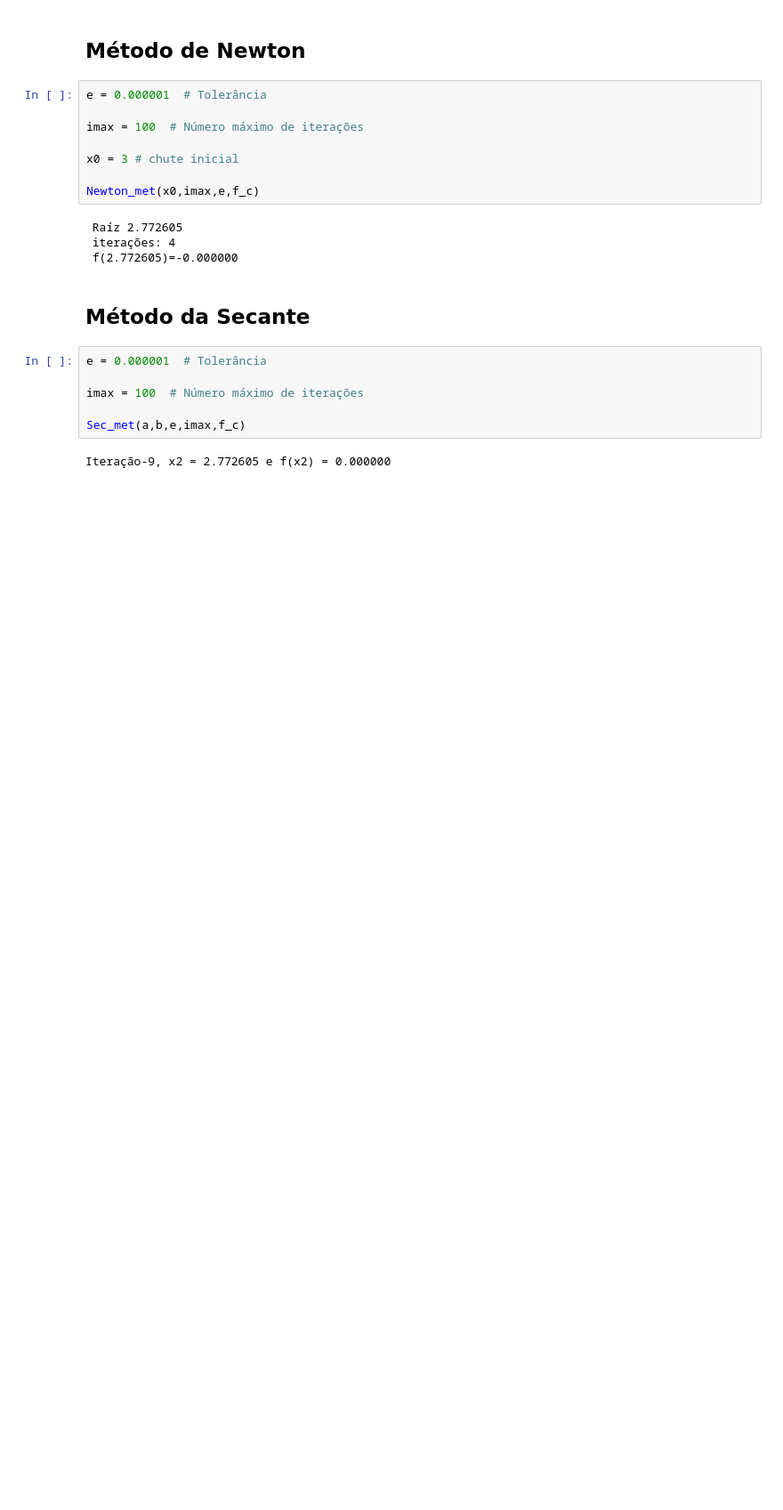
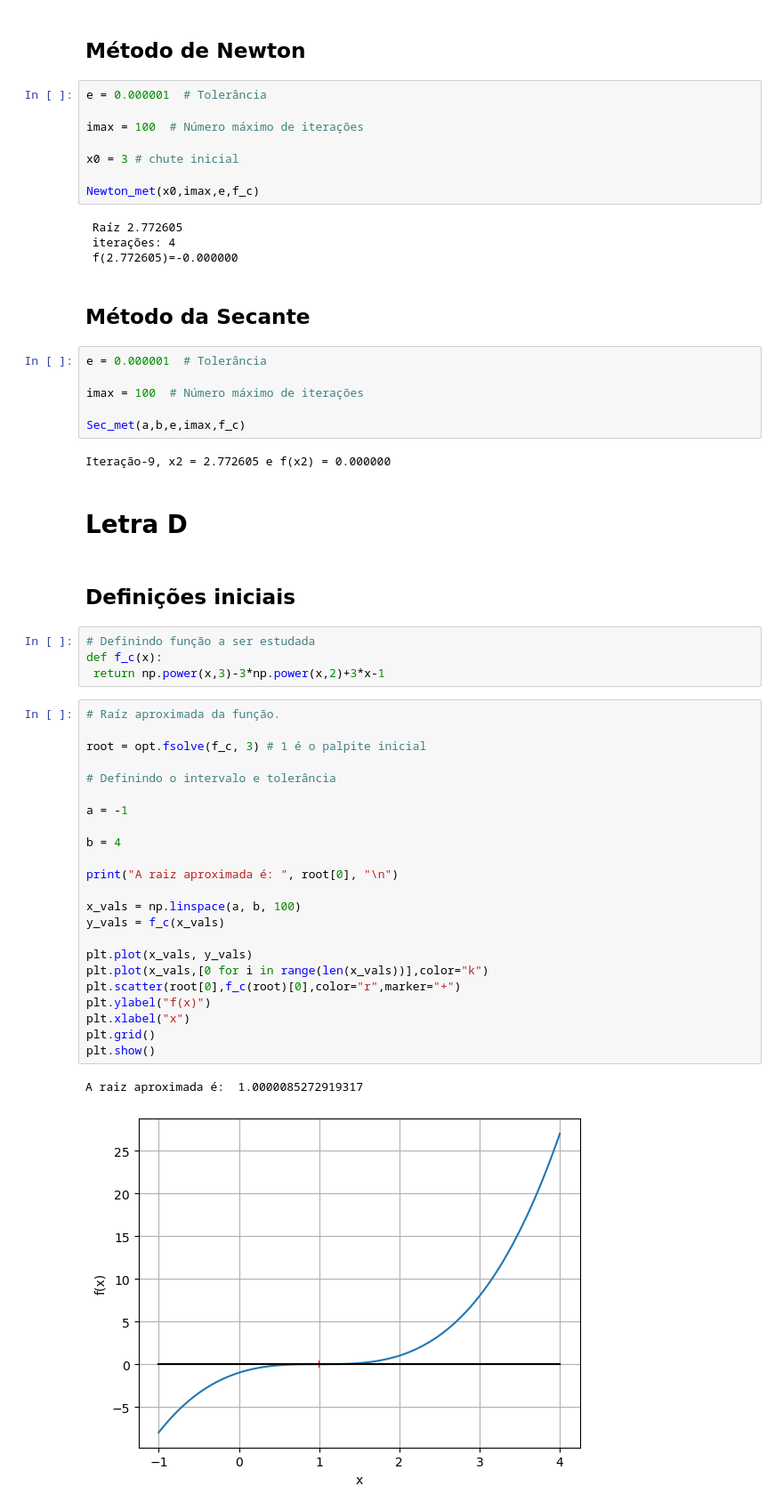
Before and after one commit to Esterci/metodos-numericos, a Jupyter notebook: lista_2/questao_9.ipynb, the cells around one changed output. Shown at 89% size. Cells and saved outputs as stored; diff of their text form; blank space fills up the shorter version.

```diff
--- a/lista_2/questao_2.ipynb
+++ b/lista_2/questao_9.ipynb
@@ -295,3 +294,37 @@ imax = 100  # Número máximo de iterações
 Sec_met(a,b,e,imax,f_c)
 # %% [output]
 Iteração-9, x2 = 2.772605 e f(x2) = 0.000000
+# %% [markdown]
+# Letra D
+# %% [markdown]
+## Definições iniciais
+# %%
+# Definindo função a ser estudada
+def f_c(x):
+ return np.power(x,3)-3*np.power(x,2)+3*x-1
+# %%
+# Raíz aproximada da função.
+
+root = opt.fsolve(f_c, 3) # 1 é o palpite inicial
+
+# Definindo o intervalo e tolerância
+
+a = -1
+
+b = 4
+
+print("A raiz aproximada é: ", root[0], "\n")
+
+x_vals = np.linspace(a, b, 100)
+y_vals = f_c(x_vals)
+
+plt.plot(x_vals, y_vals)
+plt.plot(x_vals,[0 for i in range(len(x_vals))],color="k")
+plt.scatter(root[0],f_c(root)[0],color="r",marker="+")
+plt.ylabel("f(x)")
+plt.xlabel("x")
+plt.grid()
+plt.show()
+# %% [output]
+A raiz aproximada é:  1.0000085272919317
+[figure, added]
```
Also changed, not shown: parts of 12 cells of this notebook.
